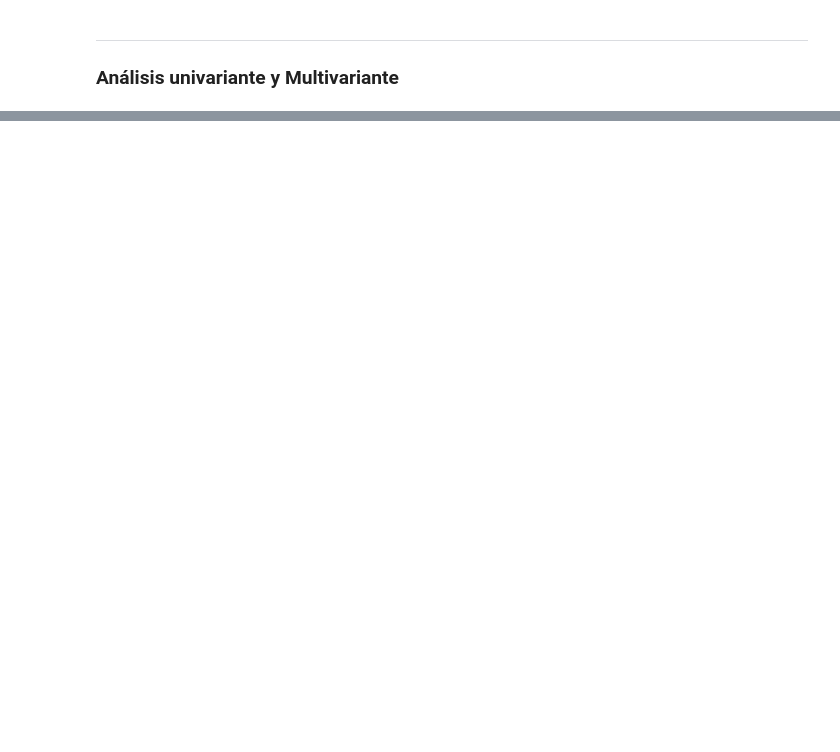
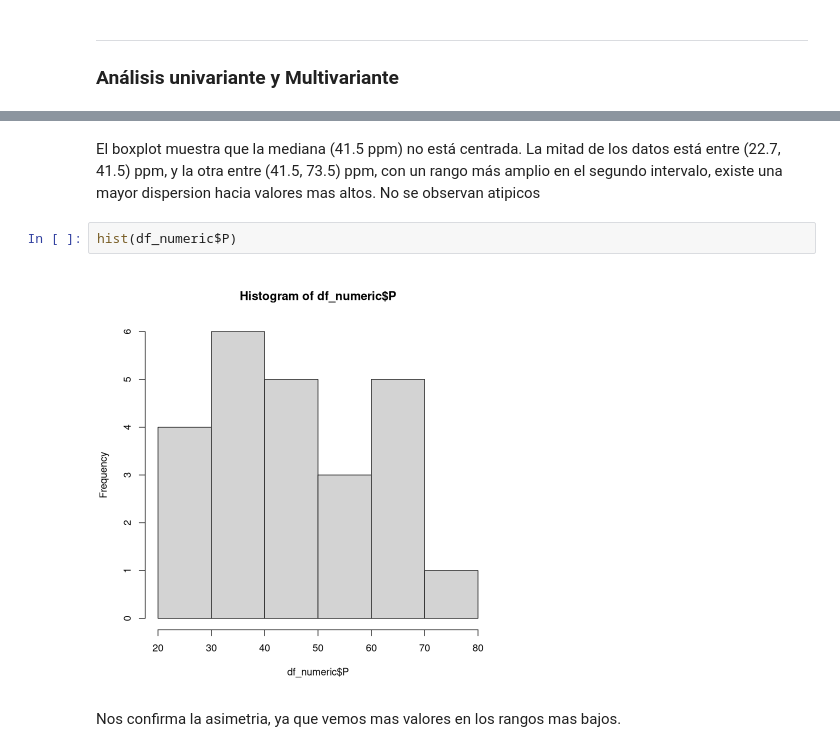
Before and after one commit to HugoVarelaSanchez/MEDAD_Vegetales, a Jupyter notebook: script.ipynb, the cells around one changed output, grey strips where cells are left out. Cells and saved outputs as stored; diff of their text form; blank space fills up the shorter version.

```diff
--- a/script.ipynb
+++ b/script.ipynb
@@ -60,0 +120,12 @@ barplot(table(df_vegetal$pH))
+# %% [markdown]
+El boxplot muestra que la mediana (41.5 ppm) no está centrada.
+La mitad de los datos está entre (22.7, 41.5) ppm, y la otra entre (41.5, 73.5) ppm,
+con un rango más amplio en el segundo intervalo, existe una mayor dispersion hacia
+valores mas altos.
+No se observan atipicos
+# %%
+hist(df_numeric$P)
+# %% [output]
+[figure, added]
+# %% [markdown]
+Nos confirma la asimetria, ya que vemos mas valores en los rangos mas bajos.
```
Also changed, not shown: parts of 92 cells of this notebook.
